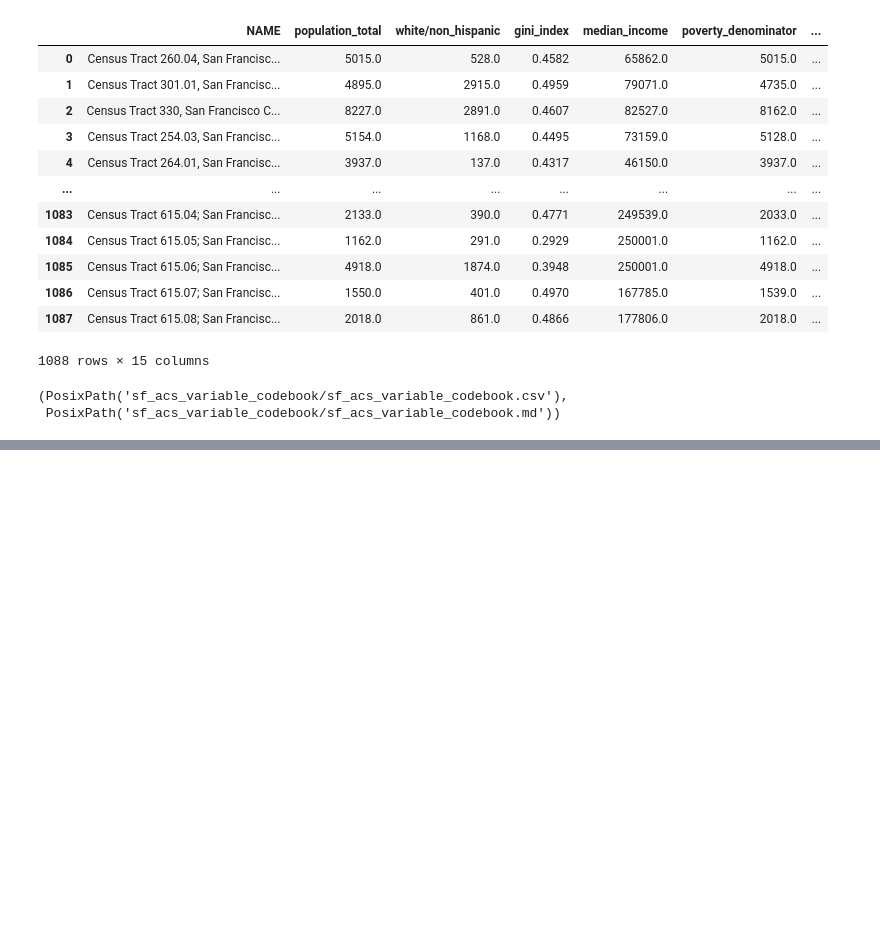
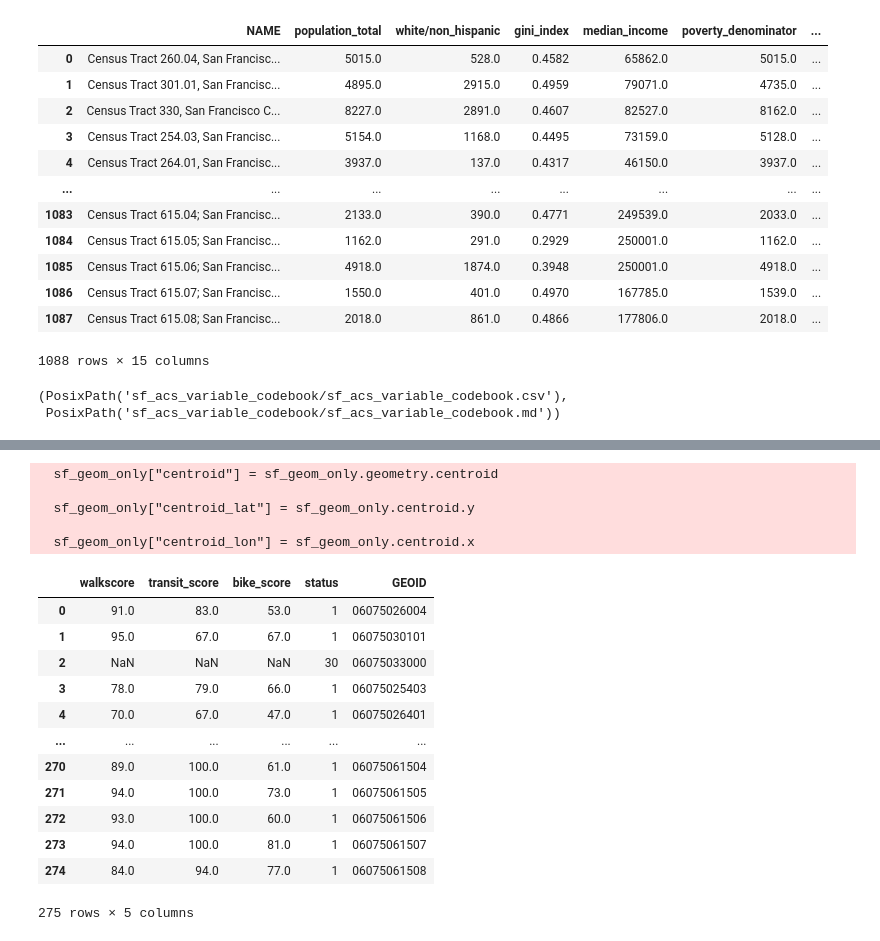
Before and after one commit to meganm2c/MTC-SF-Neighborhood-Amenity-Equity-Project, a Jupyter notebook: sf_eda.ipynb, the cells around one changed output, grey strips where cells are left out. Saved outputs shown, nothing was run; the diff lists cells and outputs as text; code cells hidden in the pictures; blank space fills up the shorter version.

```diff
--- a/sf_eda.ipynb
+++ b/sf_eda.ipynb
@@ -142,0 +176,63 @@ csv_path, md_path
+# %%
+#Computing centroid and lat/lon for sf tracts to work with walkscore API
+sf_geom_only["centroid"] = sf_geom_only.geometry.centroid
+sf_geom_only["centroid_lat"] = sf_geom_only.centroid.y
+sf_geom_only["centroid_lon"] = sf_geom_only.centroid.x
+
+
+walkscoreAPIKey = userdata.get('walkscoreAPI')
+
+
+#Walkscore API request func
+def get_walkscore(lat, lon, api_key):
+    url = "https://api.walkscore.com/score"
+    params = {
+        "lat": lat,
+        "lon": lon,
+        "address": f"{lat},{lon}",
+        "transit": 1,
+        "bike": 1,
+        "format": "json",
+        "wsapikey": walkscoreAPIKey
+    }
+    try:
+        r = requests.get(url, params=params, timeout=5)
+        data = r.json()
+        return {
+            "walkscore": data.get("walkscore"),
+            "transit_score": data.get("transit", {}).get("score"),
+            "bike_score": data.get("bike", {}).get("score"),
+            "status": data.get("status")
+        }
+    except Exception:
+        return {"walkscore": None, "transit_score": None, "bike_score": None, "status": None}
+
+#Getting walkscore for each GEOID
+walkscore_results = []
+
+for _, row in sf_geom_only.iterrows():
+    ws = get_walkscore(row["centroid_lat"], row["centroid_lon"], walkscoreAPIKey)
+    ws["GEOID"] = row["GEOID"]
+    walkscore_results.append(ws)
+
+walkscore_df = pd.DataFrame(walkscore_results)
+walkscore_df
+# %% [output]
+  sf_geom_only["centroid"] = sf_geom_only.geometry.centroid
+
+  sf_geom_only["centroid_lat"] = sf_geom_only.centroid.y
+
+  sf_geom_only["centroid_lon"] = sf_geom_only.centroid.x
+|  | walkscore | transit_score | bike_score | status | GEOID |
+| 0 | 91.0 | 83.0 | 53.0 | 1 | 06075026004 |
+| 1 | 95.0 | 67.0 | 67.0 | 1 | 06075030101 |
+| 2 | NaN | NaN | NaN | 30 | 06075033000 |
+| 3 | 78.0 | 79.0 | 66.0 | 1 | 06075025403 |
+| 4 | 70.0 | 67.0 | 47.0 | 1 | 06075026401 |
+| ... | ... | ... | ... | ... | ... |
+| 270 | 89.0 | 100.0 | 61.0 | 1 | 06075061504 |
+| 271 | 94.0 | 100.0 | 73.0 | 1 | 06075061505 |
+| 272 | 93.0 | 100.0 | 60.0 | 1 | 06075061506 |
+| 273 | 94.0 | 100.0 | 81.0 | 1 | 06075061507 |
+| 274 | 84.0 | 94.0 | 77.0 | 1 | 06075061508 |
+275 rows × 5 columns
```
Also changed, not shown: parts of 17 cells of this notebook.
